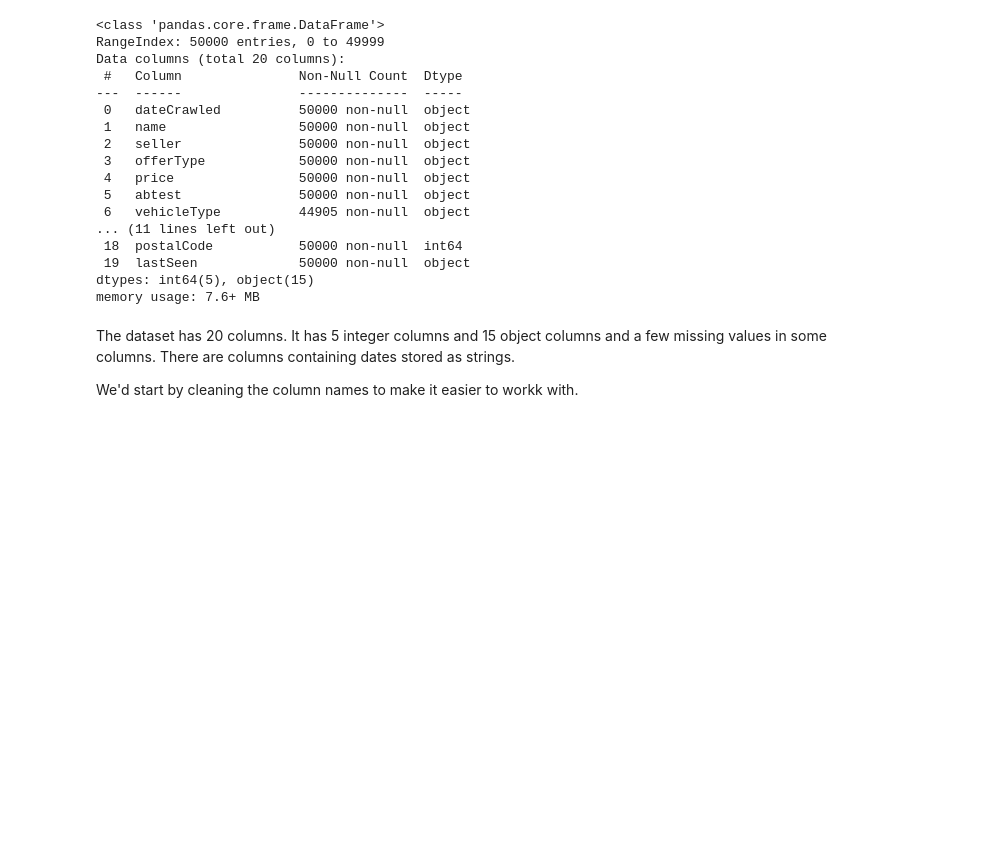
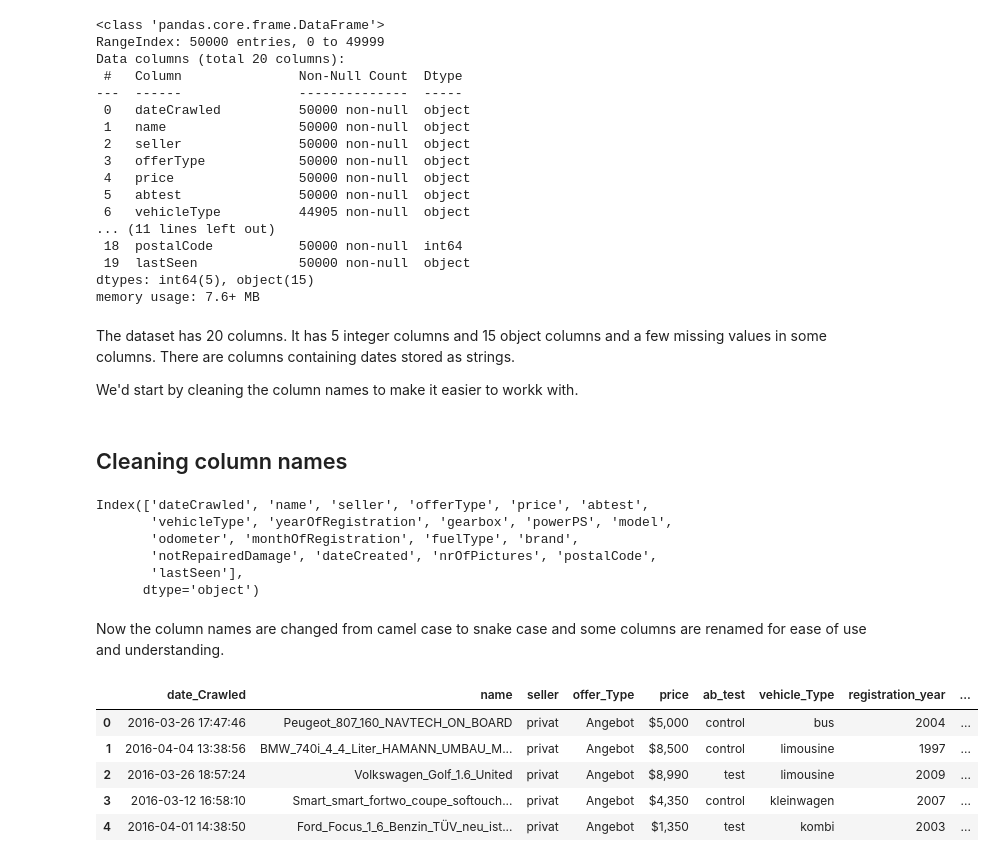
Before and after one commit to damiiete/DataQuest, a Jupyter notebook: Exploring_eBay_Car_Sales_Data/eBay_car_sales.ipynb, the cells around one changed output. Cells and saved outputs as stored; diff of their text form; code cells hidden in the pictures; blank space fills up the shorter version.

```diff
--- a/Exploring_eBay_Car_Sales_Data/eBay_car_sales.ipynb
+++ b/Exploring_eBay_Car_Sales_Data/eBay_car_sales.ipynb
@@ -65,3 +65,30 @@ memory usage: 7.6+ MB
 The dataset has 20 columns. It has 5 integer columns and 15 object columns and a few missing values in some columns. There are columns containing dates stored as strings.
 
 We'd start by cleaning the column names to make it easier to workk with.
+# %% [markdown]
+## Cleaning column names
+# %%
+autos.columns
+# %% [output]
+Index(['dateCrawled', 'name', 'seller', 'offerType', 'price', 'abtest',
+       'vehicleType', 'yearOfRegistration', 'gearbox', 'powerPS', 'model',
+       'odometer', 'monthOfRegistration', 'fuelType', 'brand',
+       'notRepairedDamage', 'dateCreated', 'nrOfPictures', 'postalCode',
+       'lastSeen'],
+      dtype='object')
+# %% [markdown]
+Now the column names are changed from camel case to snake case and some columns are renamed for  ease of use and understanding.
+# %%
+autos.columns = ['date_Crawled', 'name', 'seller', 'offer_Type', 'price', 'ab_test',
+       'vehicle_Type', 'registration_year', 'gearbox', 'power_pS', 'model',
+       'odometer', 'registration_month', 'fuel_type', 'brand',
+       'unRepaired_damage', 'ad_Created', 'num_Pictures', 'postal_Code',
+       'last_Seen']
+autos.head()
+# %% [output]
+|  | date_Crawled | name | seller | offer_Type | price | ab_test | vehicle_Type | registration_year | ... |
+| 0 | 2016-03-26 17:47:46 | Peugeot_807_160_NAVTECH_ON_BOARD | privat | Angebot | $5,000 | control | bus | 2004 | ... |
+| 1 | 2016-04-04 13:38:56 | BMW_740i_4_4_Liter_HAMANN_UMBAU_M... | privat | Angebot | $8,500 | control | limousine | 1997 | ... |
+| 2 | 2016-03-26 18:57:24 | Volkswagen_Golf_1.6_United | privat | Angebot | $8,990 | test | limousine | 2009 | ... |
+| 3 | 2016-03-12 16:58:10 | Smart_smart_fortwo_coupe_softouch... | privat | Angebot | $4,350 | control | kleinwagen | 2007 | ... |
+| 4 | 2016-04-01 14:38:50 | Ford_Focus_1_6_Benzin_TÜV_neu_ist... | privat | Angebot | $1,350 | test | kombi | 2003 | ... |
```
Also changed, not shown: parts of 18 cells of this notebook.
